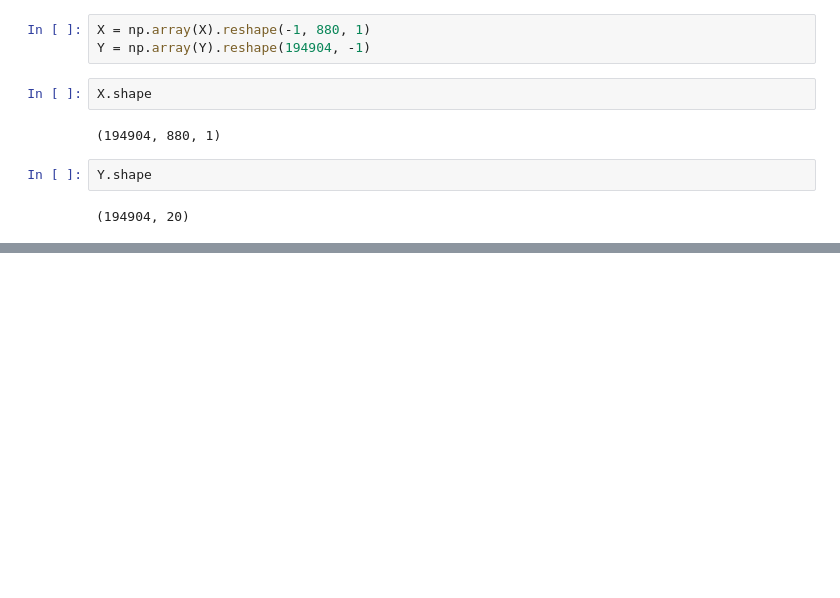
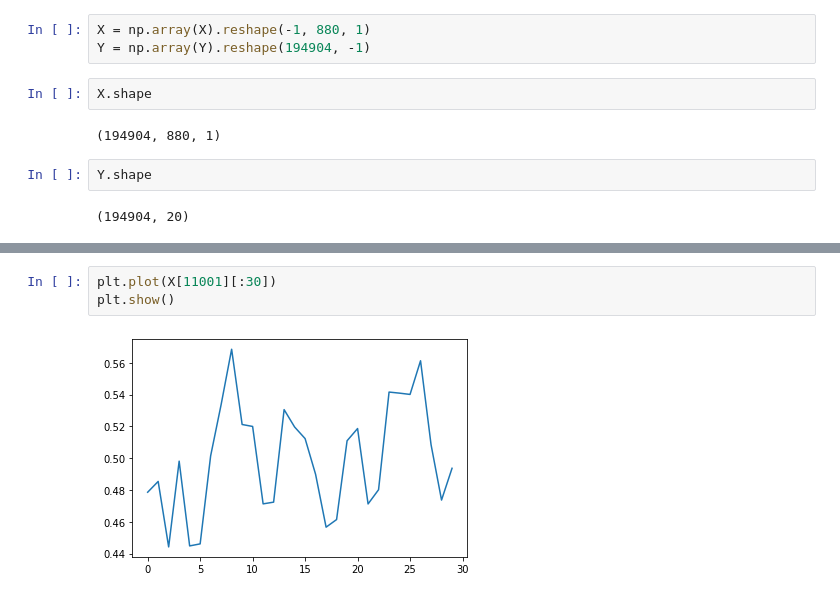
Before and after one commit to SaschaFuksa/ebeat, a Jupyter notebook: playground/sf116/Yuhee/teclab-juhee2.ipynb, the cells around one changed output, grey strips where cells are left out. Cells and saved outputs as stored; diff of their text form; blank space fills up the shorter version.

```diff
--- a/playground/sf116/Yuhee/teclab-juhee2.ipynb
+++ b/playground/sf116/Yuhee/teclab-juhee2.ipynb
@@ -91,0 +105,5 @@ Detected at node 'gradient_tape/mean_squared_error/BroadcastGradientArgs' define
+# %%
+plt.plot(X[11001][:30])
+plt.show()
+# %% [output]
+[figure, added]
```
Also changed, not shown: parts of 5 cells of this notebook.
